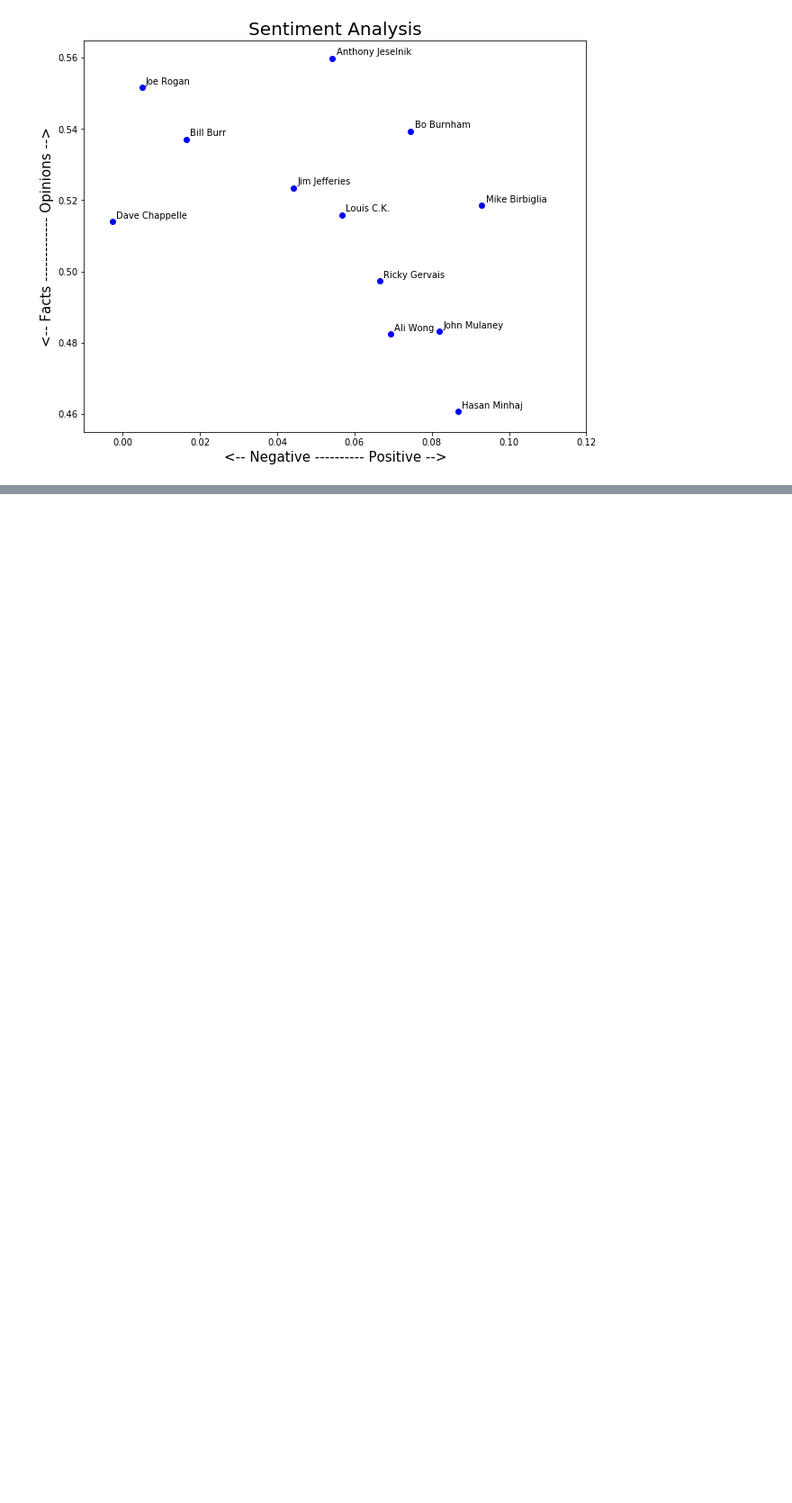
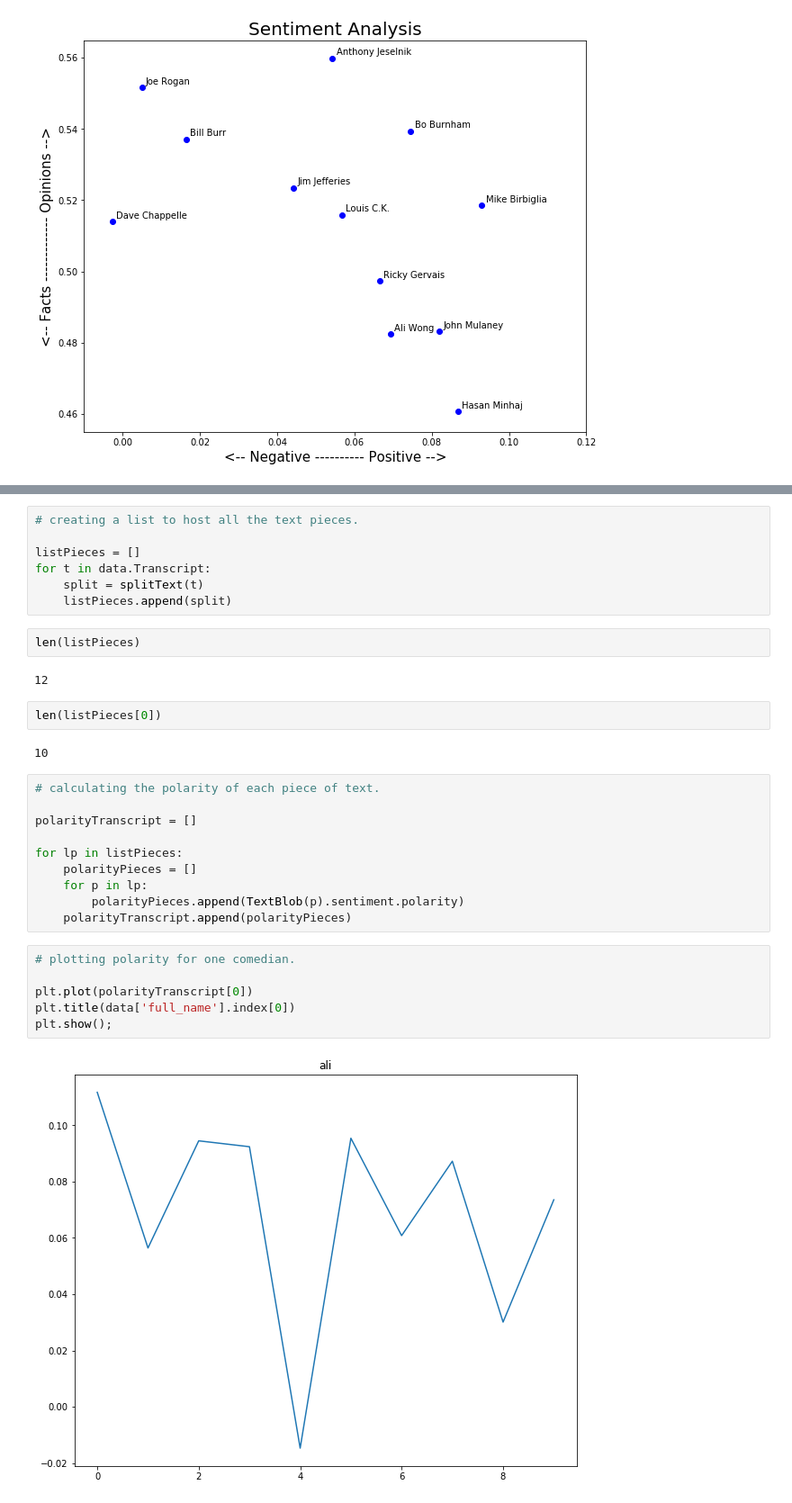
Before and after one commit to borcoferpa92/NLP-BS, a Jupyter notebook: NLP-BS.ipynb, the cells around one changed output, grey strips where cells are left out. Shown at 90% size. Drawn from its saved outputs; the diff is of its cells as text; blank space fills up the shorter version.

```diff
--- a/NLP-BS.ipynb
+++ b/NLP-BS.ipynb
@@ -493,0 +519,33 @@ plt.show();
+# %%
+# creating a list to host all the text pieces.
+
+listPieces = []
+for t in data.Transcript:
+    split = splitText(t)
+    listPieces.append(split)
+# %%
+len(listPieces)
+# %% [output]
+12
+# %%
+len(listPieces[0])
+# %% [output]
+10
+# %%
+# calculating the polarity of each piece of text.
+
+polarityTranscript = []
+
+for lp in listPieces:
+    polarityPieces = []
+    for p in lp:
+        polarityPieces.append(TextBlob(p).sentiment.polarity)
+    polarityTranscript.append(polarityPieces)
+# %%
+# plotting polarity for one comedian.
+
+plt.plot(polarityTranscript[0])
+plt.title(data['full_name'].index[0])
+plt.show();
+# %% [output]
+[figure, added]
```
Also changed, not shown: parts of 4 cells of this notebook.
